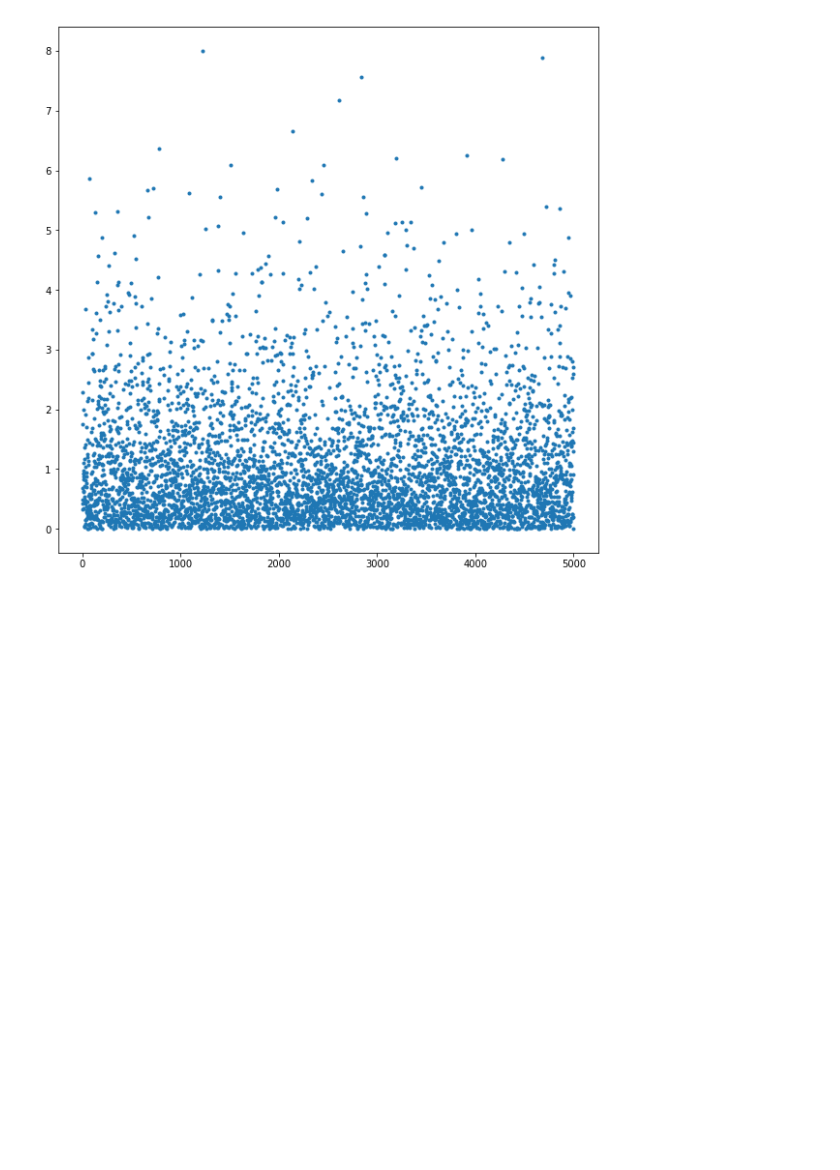
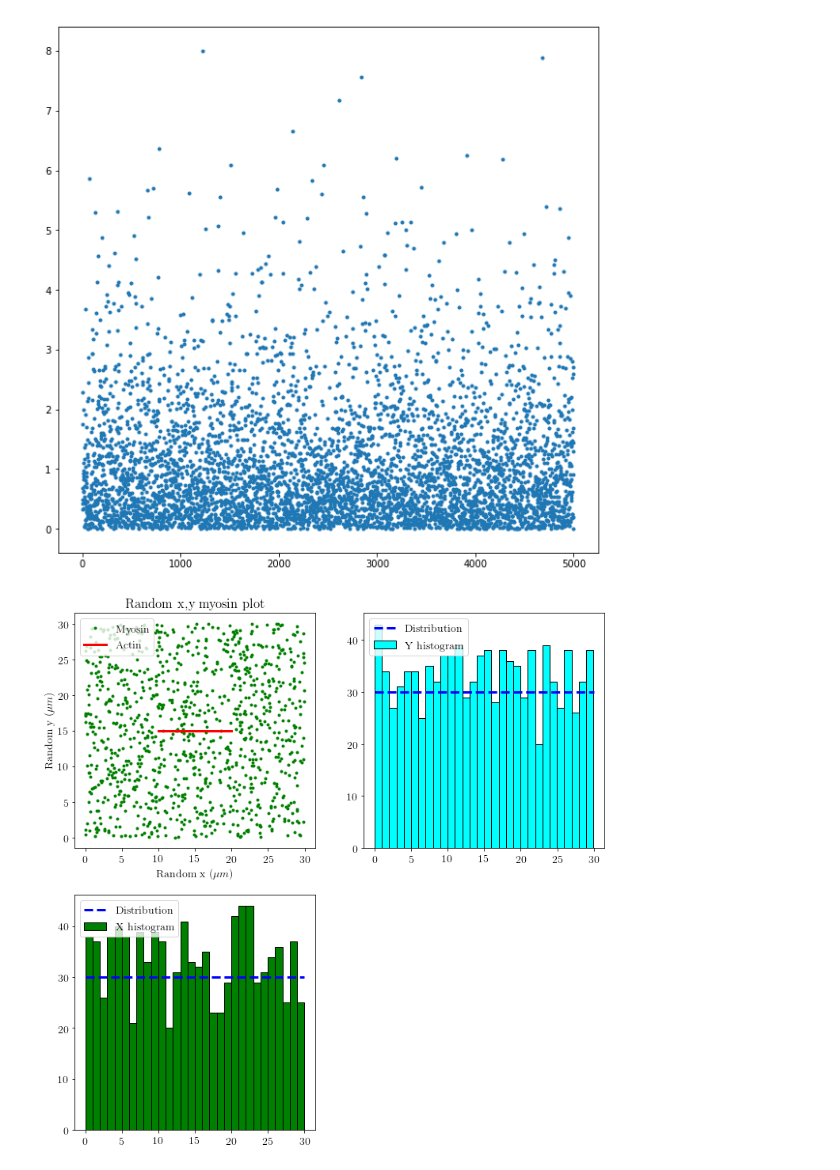
Before and after one commit to SamMachariaPhD/simulate201819, a Jupyter notebook: Gradient random surface.ipynb, the cells around one changed output. Drawn from its saved outputs; the diff is of its cells as text; code cells hidden in the pictures; blank space fills up the shorter version.

```diff
--- a/Gradient random surface.ipynb
+++ b/Gradient random surface.ipynb
@@ -53,3 +53,35 @@ plt.plot(Ernd,'.')
 # %% [output]
 [<matplotlib.lines.Line2D at 0x...>]
 [figure]
+# %%
+import matplotlib as mpl
+mpl.rc('text', usetex=True)
+mpl.rc('font', family='serif')
+mpl.rcParams['font.size'] = 14
+
+xrnd = 30*np.random.uniform(size=1000)
+yrnd = 30*np.random.uniform(size=1000)
+plt.figure(figsize=(12,12))
+plt.axes(aspect='equal')
+
+plt.subplot(2,2,1)
+plt.plot(xrnd,yrnd,'.',color='green',label='Myosin')
+plt.plot([10,20],[15,15],'r-',lw=3, label='Actin')
+plt.xlabel(r'Random x $(\mu m)$')
+plt.ylabel(r'Random y $(\mu m)$')
+plt.title('Random x,y myosin plot')
+plt.legend(loc='upper left')
+
+plt.subplot(2,2,2)
+plt.hist(yrnd,bins=30, alpha=1, histtype='bar', ec='black',color='cyan', label='Y histogram')
+plt.plot([0,30],[30,30],'b--',lw=3, label='Distribution')
+plt.legend(loc='upper left')
+
+plt.subplot(2,2,3)
+plt.hist(xrnd,bins=30, alpha=1, histtype='bar', ec='black',color='green', label='X histogram')
+plt.plot([0,30],[30,30],'b--',lw=3, label='Distribution')
+plt.legend(loc='upper left')
+
+plt.savefig('uniformRnd.svg',bbox_inches='tight',format='svg',dpi=500)
+# %% [output]
+[figure, added]
```
Also changed, not shown: parts of 2 cells of this notebook, 7 other files.
